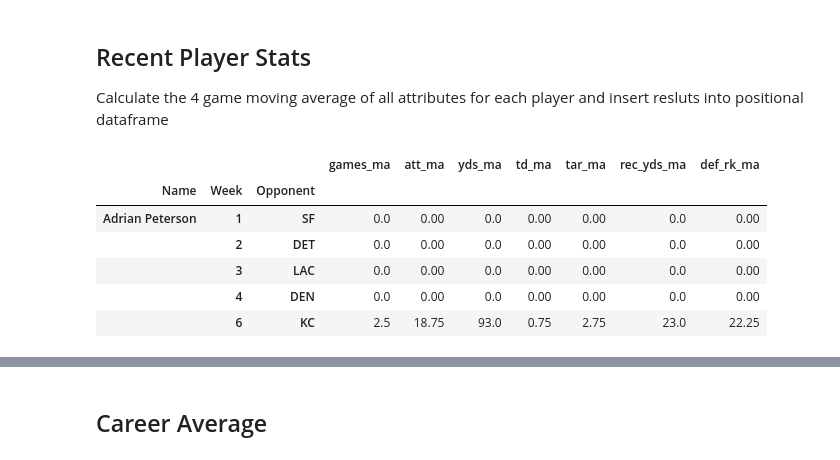
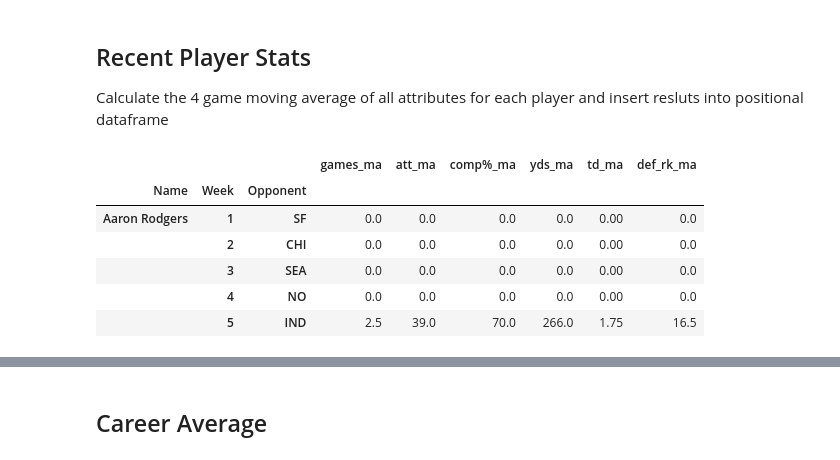
Before and after one commit to bobbdyai73/draftkings, a Jupyter notebook: feature_engineering.ipynb, the cells around one changed output, grey strips where cells are left out. Saved outputs shown, nothing was run; the diff lists cells and outputs as text; code cells hidden in the pictures.

```diff
--- a/feature_engineering.ipynb
+++ b/feature_engineering.ipynb
@@ -157,6 +185,5 @@ def drop_col (grouped_df):
     for group in grouped_df:
         grouped_df[group].drop('h/a_1', axis=1, inplace=True)
         grouped_df[group].drop('surface_0',axis=1, inplace=True)
-        grouped_df[group].drop('salary',axis=1, inplace=True)
         grouped_df[group].drop('points',axis=1, inplace=True)
     return grouped_df
@@ -167,0 +190,2 @@ Index(['games', 'att', 'yds', 'td', 'tar', 'rec_yds', 'def_rk'], dtype='object')
+# %%
+qb_group= drop_col(qb_group)
@@ -292,4 +295,0 @@ player_weekly_avg.drop(['level_0','level_1','Week','Opponent','games_avg'],axis=
-# %%
-for player in player_weekly_avg.index.levels[0]:
-    if player not in shifted_weekly_avg['Name']:
-        print(player)
@@ -337,20 +321,26 @@ def moving_average(grouped_df, games):
 
     return new_grouped_df
 # %%
-player_ma_2015 = moving_average(rb_group['player_2015'],4)
-player_ma_2016 = moving_average(rb_group['player_2016'],4)
-player_ma_2017 = moving_average(rb_group['player_2017'],4)
-player_ma_2018 = moving_average(rb_group['player_2018'],4)
+player_ma_2012 = moving_average(qb_group['player_2012'],4)
+player_ma_2013 = moving_average(qb_group['player_2013'],4)
+player_ma_2014 = moving_average(qb_group['player_2014'],4)
+player_ma_2015 = moving_average(qb_group['player_2015'],4)
+player_ma_2016 = moving_average(qb_group['player_2016'],4)
+player_ma_2017 = moving_average(qb_group['player_2017'],4)
+player_ma_2018 = moving_average(qb_group['player_2018'],4)
 # %%
-yearly_ma_grp = pd.concat([player_ma_2015, player_ma_2016])
+yearly_ma_grp = pd.concat([player_ma_2012, player_ma_2013])
+yearly_ma_grp = pd.concat([yearly_ma_grp, player_ma_2014])
+yearly_ma_grp = pd.concat([yearly_ma_grp, player_ma_2015])
+yearly_ma_grp = pd.concat([yearly_ma_grp, player_ma_2016])
 yearly_ma_grp = pd.concat([yearly_ma_grp,player_ma_2017])
 yearly_ma_grp = pd.concat([yearly_ma_grp,player_ma_2018])
 yearly_ma_grp.head()
 # %% [output]
-|  |  |  | games_ma | att_ma | yds_ma | td_ma | tar_ma | rec_yds_ma | def_rk_ma |
-| Name | Week | Opponent |  |  |  |  |  |  |  |
-| Adrian Peterson | 1 | SF | 0.0 | 0.00 | 0.0 | 0.00 | 0.00 | 0.0 | 0.00 |
-|  | 2 | DET | 0.0 | 0.00 | 0.0 | 0.00 | 0.00 | 0.0 | 0.00 |
-|  | 3 | LAC | 0.0 | 0.00 | 0.0 | 0.00 | 0.00 | 0.0 | 0.00 |
-|  | 4 | DEN | 0.0 | 0.00 | 0.0 | 0.00 | 0.00 | 0.0 | 0.00 |
-|  | 6 | KC | 2.5 | 18.75 | 93.0 | 0.75 | 2.75 | 23.0 | 22.25 |
+|  |  |  | games_ma | att_ma | comp%_ma | yds_ma | td_ma | def_rk_ma |
+| Name | Week | Opponent |  |  |  |  |  |  |
+| Aaron Rodgers | 1 | SF | 0.0 | 0.0 | 0.0 | 0.0 | 0.00 | 0.0 |
+|  | 2 | CHI | 0.0 | 0.0 | 0.0 | 0.0 | 0.00 | 0.0 |
+|  | 3 | SEA | 0.0 | 0.0 | 0.0 | 0.0 | 0.00 | 0.0 |
+|  | 4 | NO | 0.0 | 0.0 | 0.0 | 0.0 | 0.00 | 0.0 |
+|  | 5 | IND | 2.5 | 39.0 | 70.0 | 266.0 | 1.75 | 16.5 |
```
Also changed, not shown: parts of 68 cells of this notebook, 6 other files.
